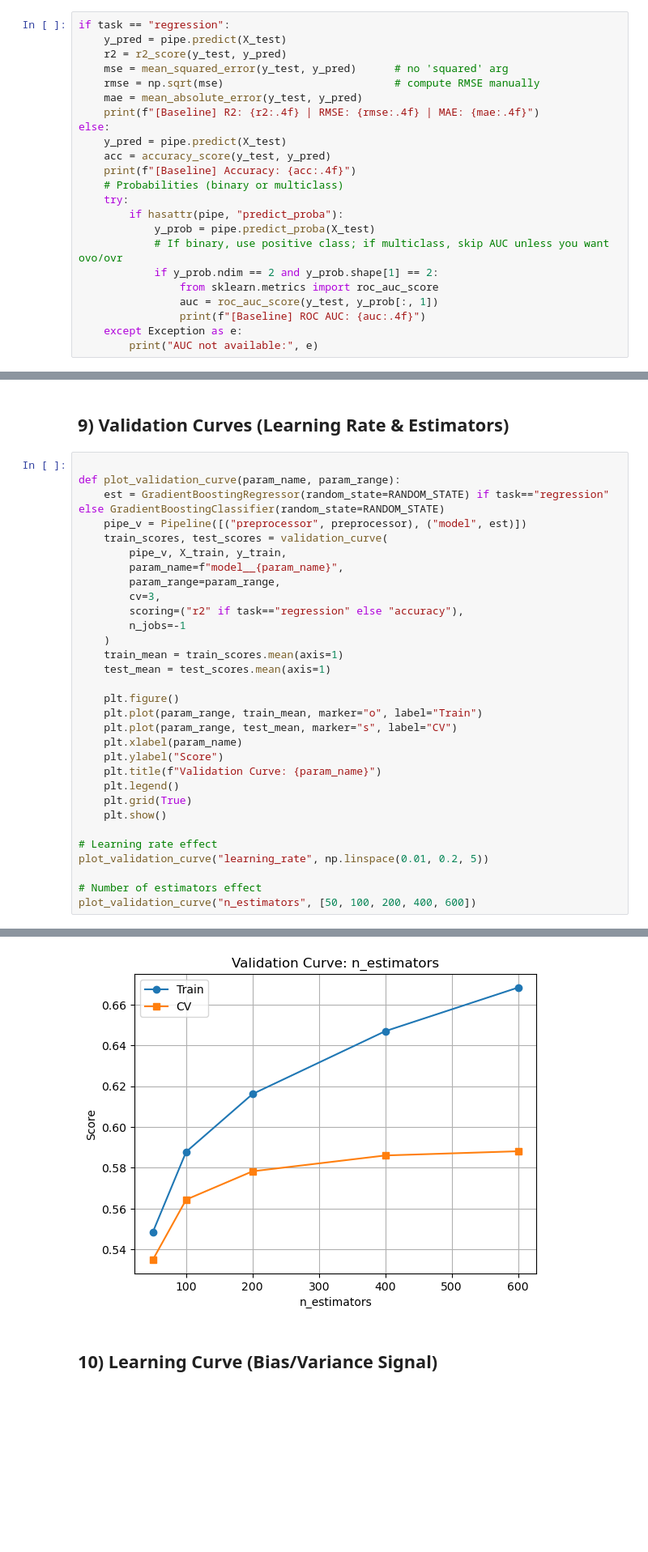
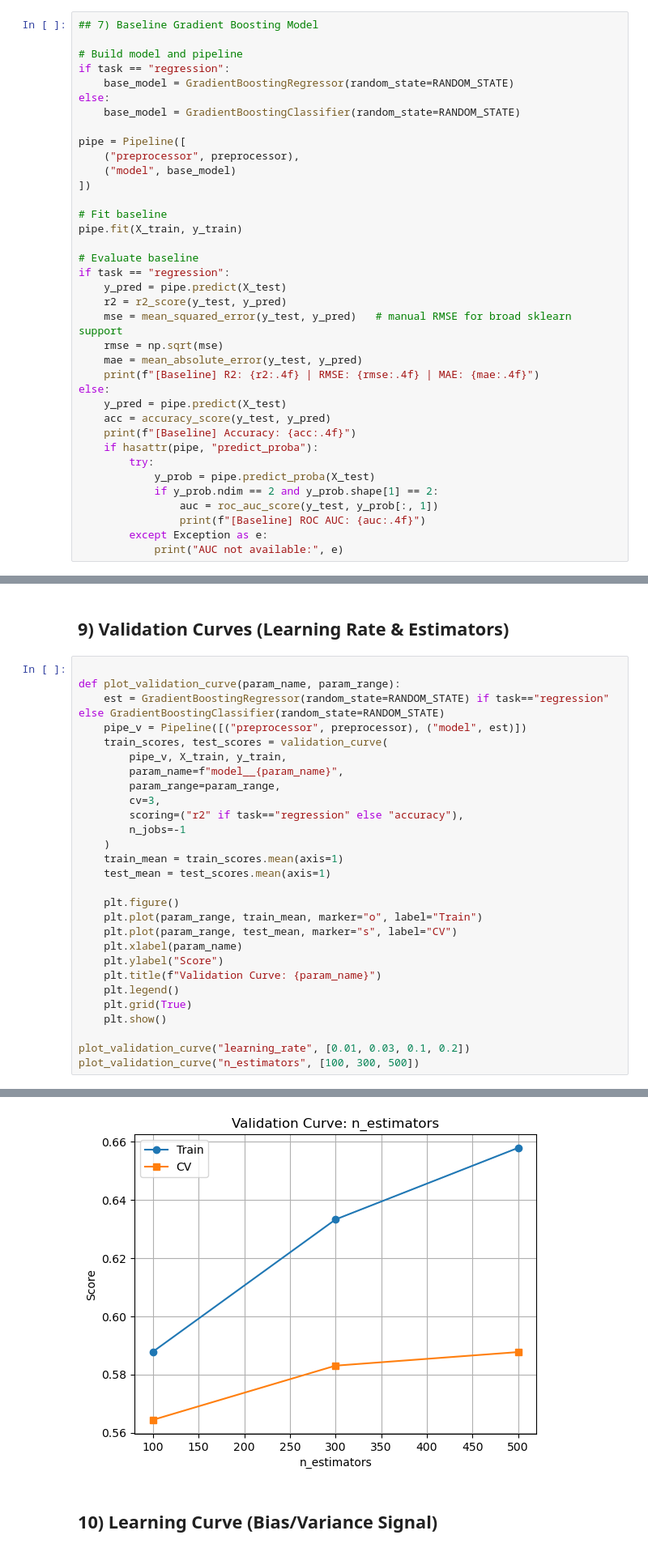
Before and after one commit to tetianakravchuk/Data-Science-Capstone, a Jupyter notebook: Wk9_JupyterNotebook_Kravchuk.ipynb, the cells around one changed output, grey strips where cells are left out. Shown: that part at 81% size. Cells and saved outputs as stored; diff of their text form; blank space fills up the shorter version.

```diff
--- a/Wk9_JupyterNotebook_Kravchuk.ipynb
+++ b/Wk9_JupyterNotebook_Kravchuk.ipynb
@@ -216,26 +227,40 @@ ColumnTransformer(transformers=[('num',
 # %% [markdown]
 ## 7) Baseline Gradient Boosting Model
 # %%
+## 7) Baseline Gradient Boosting Model
+
+# Build model and pipeline
+if task == "regression":
+    base_model = GradientBoostingRegressor(random_state=RANDOM_STATE)
+else:
+    base_model = GradientBoostingClassifier(random_state=RANDOM_STATE)
+
+pipe = Pipeline([
+    ("preprocessor", preprocessor),
+    ("model", base_model)
+])
+
+# Fit baseline
+pipe.fit(X_train, y_train)
+
+# Evaluate baseline
 if task == "regression":
     y_pred = pipe.predict(X_test)
     r2 = r2_score(y_test, y_pred)
-    mse = mean_squared_error(y_test, y_pred)      # no 'squared' arg
-    rmse = np.sqrt(mse)                           # compute RMSE manually
+    mse = mean_squared_error(y_test, y_pred)   # manual RMSE for broad sklearn support
+    rmse = np.sqrt(mse)
     mae = mean_absolute_error(y_test, y_pred)
     print(f"[Baseline] R2: {r2:.4f} | RMSE: {rmse:.4f} | MAE: {mae:.4f}")
 else:
     y_pred = pipe.predict(X_test)
     acc = accuracy_score(y_test, y_pred)
     print(f"[Baseline] Accuracy: {acc:.4f}")
-    # Probabilities (binary or multiclass)
-    try:
-        if hasattr(pipe, "predict_proba"):
+    if hasattr(pipe, "predict_proba"):
+        try:
             y_prob = pipe.predict_proba(X_test)
-            # If binary, use positive class; if multiclass, skip AUC unless you want ovo/ovr
             if y_prob.ndim == 2 and y_prob.shape[1] == 2:
-                from sklearn.metrics import roc_auc_score
                 auc = roc_auc_score(y_test, y_prob[:, 1])
                 print(f"[Baseline] ROC AUC: {auc:.4f}")
-    except Exception as e:
-        print("AUC not available:", e)
+        except Exception as e:
+            print("AUC not available:", e)
 # %% [output]
@@ -343,9 +371,6 @@ def plot_validation_curve(param_name, param_range):
     plt.grid(True)
     plt.show()
 
-# Learning rate effect
-plot_validation_curve("learning_rate", np.linspace(0.01, 0.2, 5))
-
-# Number of estimators effect
-plot_validation_curve("n_estimators", [50, 100, 200, 400, 600])
+plot_validation_curve("learning_rate", [0.01, 0.03, 0.1, 0.2])
+plot_validation_curve("n_estimators", [100, 300, 500])
 # %% [output]
@@ -353,4 +378,4 @@ plot_validation_curve("n_estimators", [50, 100, 200, 400, 600])
-[figure, old version]
+[figure, new version]
 # %% [markdown]
 ## 10) Learning Curve (Bias/Variance Signal)
 # %%
```
Also changed, not shown: parts of 9 cells of this notebook.
